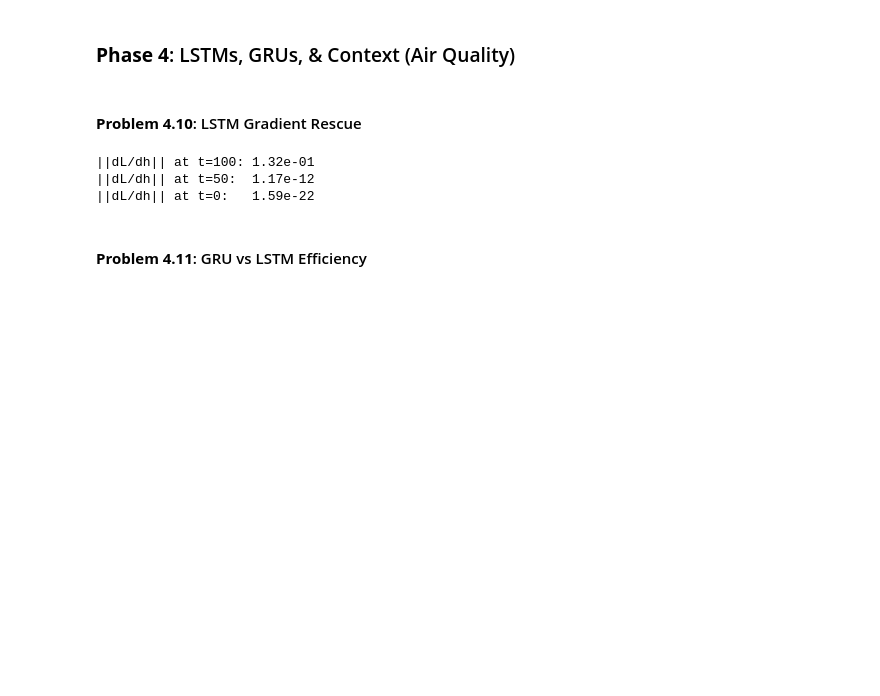
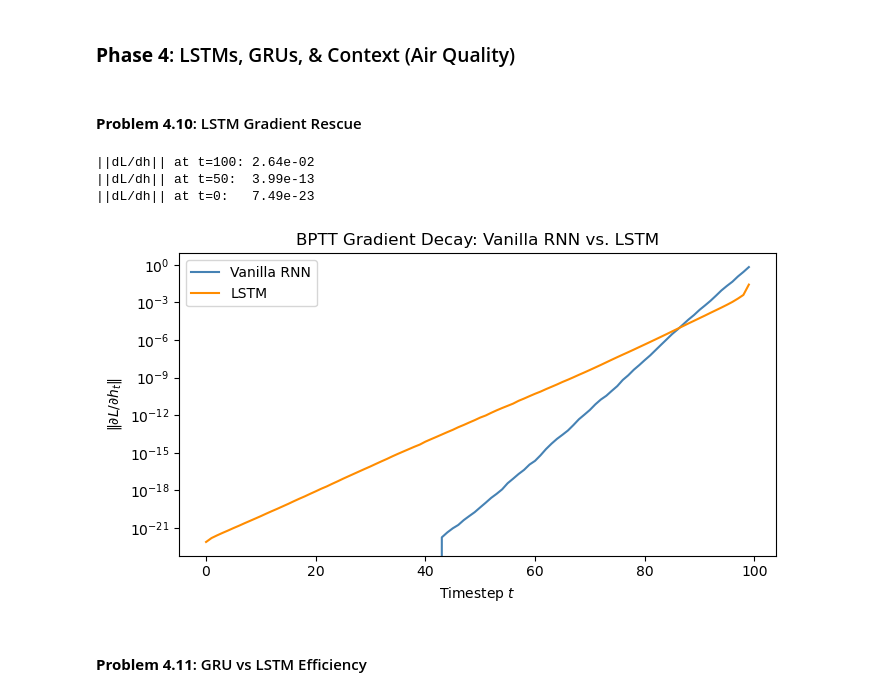
Before and after one commit to dwaipayanhaldar/E1-213-Pattern-Recognition-Neural-Network, a Jupyter notebook: Assignment_2/E1_213_A2_Dwaipayan_Haldar_code.ipynb, the cells around one changed output. Drawn from its saved outputs; the diff is of its cells as text; code cells hidden in the pictures; blank space fills up the shorter version.

```diff
--- a/Assignment_2/E1_213_A2_Dwaipayan_Haldar_code.ipynb
+++ b/Assignment_2/E1_213_A2_Dwaipayan_Haldar_code.ipynb
@@ -339,5 +339,5 @@ Test Loss (MSE): 0.9198
 #### **Problem 3.8**: BPTT Decay
 # %%
 rnn_model = OwnVanillaRNN(1, 64, 1).to(device)
-hidden_states = rnn_model.bptt_decay()
+hidden_states_rnn = rnn_model.bptt_decay()
 # %% [output]
@@ -383,11 +383,36 @@ data_regression_encoder_decoder = EncoderDecoderDataset(time_series_file_path, 7
 #### **Problem 4.10**: LSTM Gradient Rescue
 # %%
 model = LSTM(1, 64, 1).to(device)
-hidden_states = model.bptt_decay()
+hidden_states_lstm = model.bptt_decay()
 # %% [output]
-||dL/dh|| at t=100: 1.32e-01
-||dL/dh|| at t=50:  1.17e-12
-||dL/dh|| at t=0:   1.59e-22
+||dL/dh|| at t=100: 2.64e-02
+||dL/dh|| at t=50:  3.99e-13
+||dL/dh|| at t=0:   7.49e-23
+# %%
+timesteps = sorted(hidden_states_rnn.keys())
+
+grad_norms_rnn = [
+    hidden_states_rnn[t].grad.norm().item() if hidden_states_rnn[t].grad is not None else 0.0
+    for t in timesteps
+]
+grad_norms_lstm = [
+    hidden_states_lstm[t].grad.norm().item() if hidden_states_lstm[t].grad is not None else 0.0
+    for t in timesteps
+]
+
+plt.figure(figsize=(7, 4))
+plt.plot(timesteps, grad_norms_rnn,  label="Vanilla RNN", color="steelblue")
+plt.plot(timesteps, grad_norms_lstm, label="LSTM",        color="darkorange")
+plt.xlabel("Timestep $t$")
+plt.ylabel(r"$\|\partial L/\partial h_t\|$")
+plt.title("BPTT Gradient Decay: Vanilla RNN vs. LSTM")
+plt.yscale("log")
+plt.legend()
+plt.tight_layout()
+plt.savefig("bptt_decay_comparison.png", dpi=150)
+plt.show()
+# %% [output]
+[figure, added]
 # %% [markdown]
 #### **Problem 4.11**: GRU vs LSTM Efficiency
 # %%
```
Also changed, not shown: parts of 2 cells of this notebook, 4 other files.
